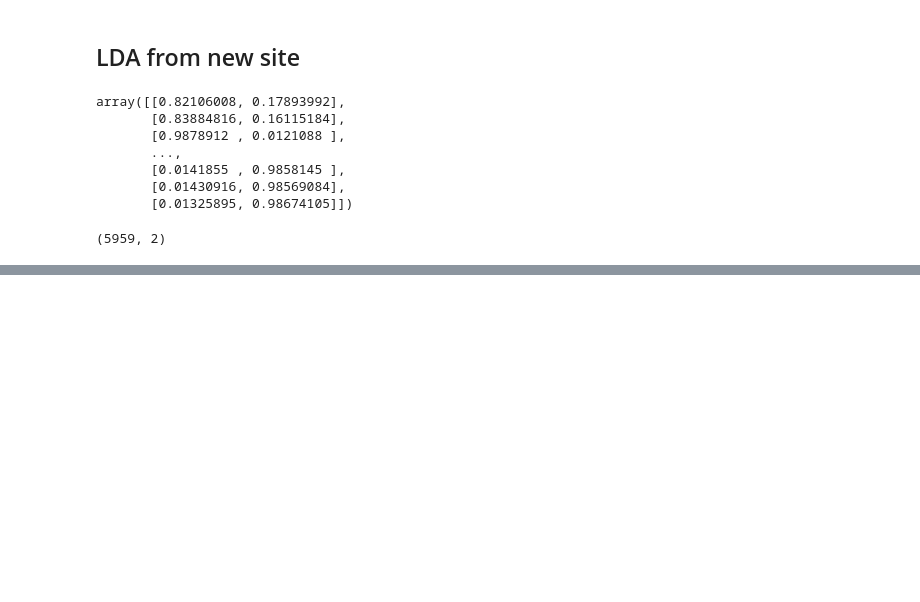
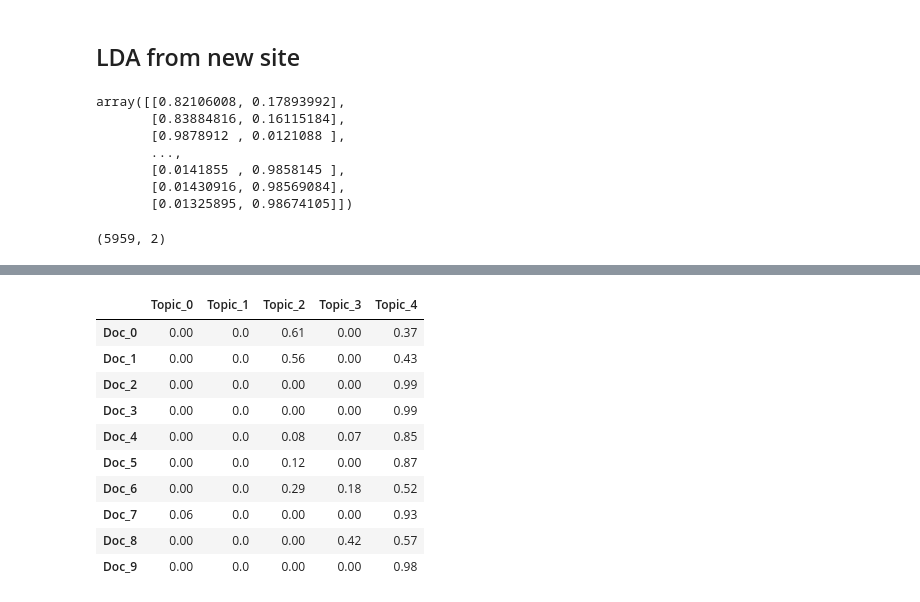
Before and after one commit to ejfeldman7/coffee-reviews-nlp, a Jupyter notebook: Notebooks/lda.ipynb, the cells around one changed output, grey strips where cells are left out. Cells and saved outputs as stored; diff of their text form; code cells hidden in the pictures; blank space fills up the shorter version.

```diff
--- a/Notebooks/lda.ipynb
+++ b/Notebooks/lda.ipynb
@@ -185,13 +159,27 @@ best_lda_model
 # %%
 # Create a document to topic matrix
-lda_output = best_lda_model.transform(feature_matrix)
+lda_output = other_lda_model.fit_transform(feature_matrix)
+
+# lda_output = best_lda_model.transform(feature_matrix)
 # column names
-topicnames = ['Topic_' + str(i) for i in range(best_lda_model.n_components)]
+topicnames = ['Topic_' + str(i) for i in range(other_lda_model.n_components)]
 
 # index names
-docnames = ['Doc_' + str(i) for i in range(len(clean_reviews_text))]
+docnames = ['Doc_' + str(i) for i in range(len(df.Text.str.replace(r'\d+','',regex=True)))]
 
 # create a dataframe
 df_document_topic = pd.DataFrame(np.round(lda_output,2), columns=topicnames, index=docnames)
 
-df_document_topic.head()
+df_document_topic.head(10)
+# %% [output]
+|  | Topic_0 | Topic_1 | Topic_2 | Topic_3 | Topic_4 |
+| Doc_0 | 0.00 | 0.0 | 0.61 | 0.00 | 0.37 |
+| Doc_1 | 0.00 | 0.0 | 0.56 | 0.00 | 0.43 |
+| Doc_2 | 0.00 | 0.0 | 0.00 | 0.00 | 0.99 |
+| Doc_3 | 0.00 | 0.0 | 0.00 | 0.00 | 0.99 |
+| Doc_4 | 0.00 | 0.0 | 0.08 | 0.07 | 0.85 |
+| Doc_5 | 0.00 | 0.0 | 0.12 | 0.00 | 0.87 |
+| Doc_6 | 0.00 | 0.0 | 0.29 | 0.18 | 0.52 |
+| Doc_7 | 0.06 | 0.0 | 0.00 | 0.00 | 0.93 |
+| Doc_8 | 0.00 | 0.0 | 0.00 | 0.42 | 0.57 |
+| Doc_9 | 0.00 | 0.0 | 0.00 | 0.00 | 0.98 |
```
Also changed, not shown: parts of 11 cells of this notebook, 7 other files.
